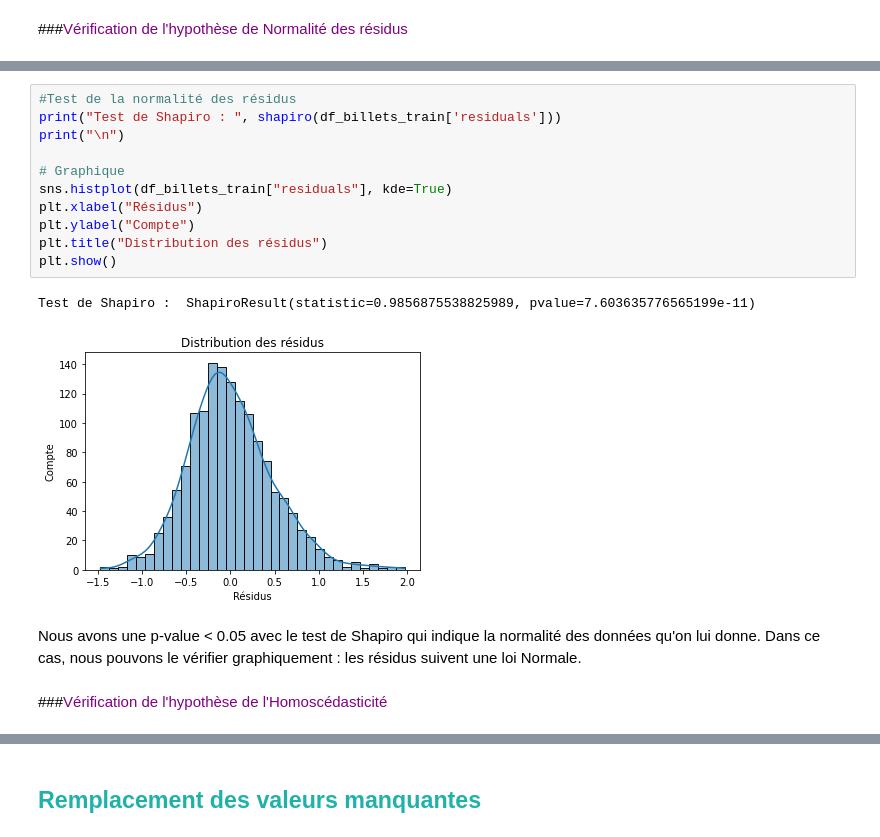
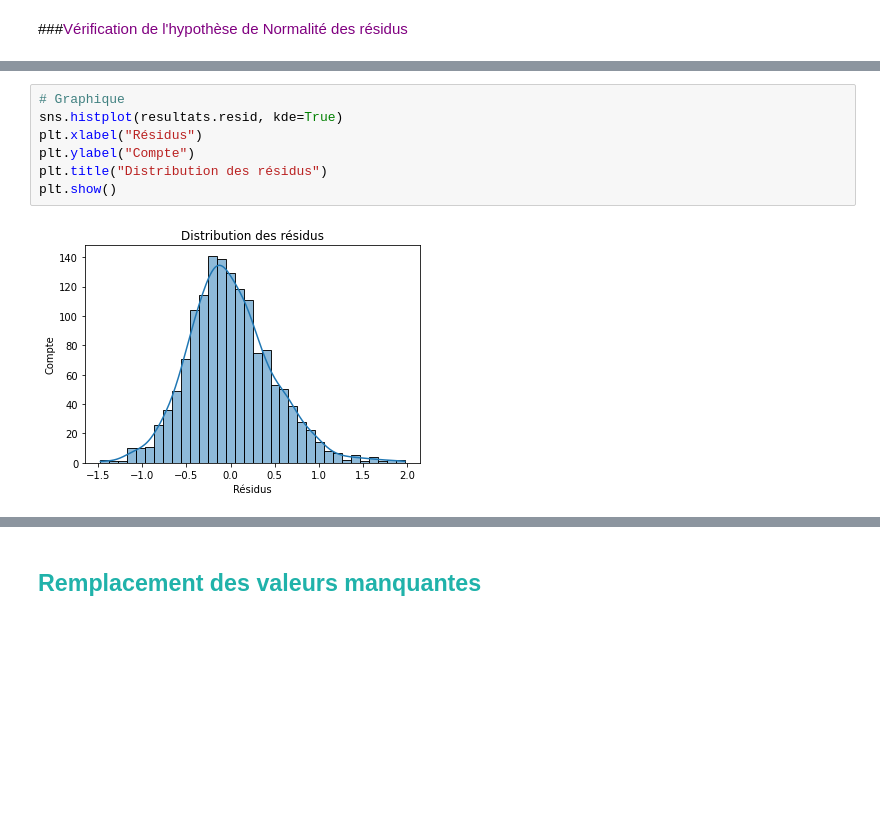
Before and after one commit to Randasabag/Detectez-des-faux-billets-avec-R-ou-Python, a Jupyter notebook: P10.ipynb, the cells around one changed output, grey strips where cells are left out. Cells and saved outputs as stored; diff of their text form; blank space fills up the shorter version.

```diff
--- a/P10.ipynb
+++ b/P10.ipynb
@@ -437,18 +548,9 @@ Vérification avec un nuage de points de la valeur réelle par rapport à la pr
 # %%
-#Test de la normalité des résidus
-print("Test de Shapiro : ", shapiro(df_billets_train['residuals']))
-print("\n")
-
 # Graphique
-sns.histplot(df_billets_train["residuals"], kde=True)
+sns.histplot(resultats.resid, kde=True)
 plt.xlabel("Résidus")
 plt.ylabel("Compte")
 plt.title("Distribution des résidus")
 plt.show()
 # %% [output]
-Test de Shapiro :  ShapiroResult(statistic=0.9856875538825989, pvalue=7.603635776565199e-11)
-[figure, old version]
+[figure, new version]
-# %% [markdown]
-Nous avons une p-value < 0.05 avec le test de Shapiro qui indique la normalité des données qu'on lui donne. Dans ce cas, nous pouvons le vérifier graphiquement : les résidus suivent une loi Normale.
-# %% [markdown]
-###<font color='purple'>Vérification de l'hypothèse de l'Homoscédasticité</font>
```
Also changed, not shown: parts of 31 cells of this notebook.
